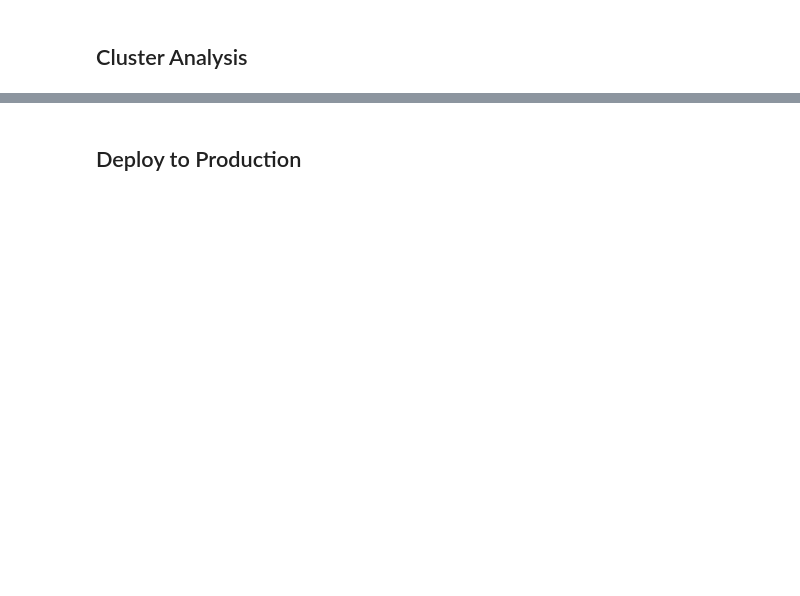
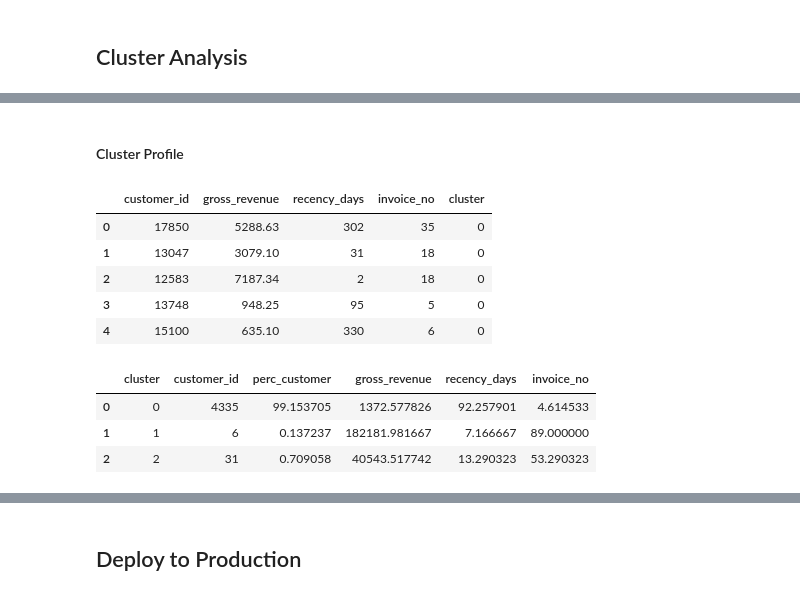
Before and after one commit to juanzimmer/customer_cluster, a Jupyter notebook: dataset.ipynb, the cells around one changed output, grey strips where cells are left out. Drawn from its saved outputs; the diff is of its cells as text; code cells hidden in the pictures; blank space fills up the shorter version.

```diff
--- a/dataset.ipynb
+++ b/dataset.ipynb
@@ -465,0 +510,34 @@ kmeans.show()
+# %% [markdown]
+#### Cluster Profile
+# %%
+df9.head()
+# %% [output]
+|  | customer_id | gross_revenue | recency_days | invoice_no | cluster |
+| 0 | 17850 | 5288.63 | 302 | 35 | 0 |
+| 1 | 13047 | 3079.10 | 31 | 18 | 0 |
+| 2 | 12583 | 7187.34 | 2 | 18 | 0 |
+| 3 | 13748 | 948.25 | 95 | 5 | 0 |
+| 4 | 15100 | 635.10 | 330 | 6 | 0 |
+# %%
+#number customer
+df_cluster = df9[['customer_id', 'cluster']].groupby('cluster').count().reset_index()
+df_cluster['perc_customer'] = 100*(df_cluster['customer_id'] / df_cluster['customer_id'].sum())
+
+#avg gross revenue (media do faturamento)
+df_avg_gross_revenue = df9[['gross_revenue', 'cluster']].groupby('cluster').mean().reset_index()
+df_cluster = pd.merge(df_cluster, df_avg_gross_revenue, how='inner', on='cluster')                  # bom para reportar p/ empresa (n_cluster, qtd_user, %_da_base, media_gasto)
+
+#avg recency days (media da data da ultima compra)
+df_avg_recency_days = df9[['recency_days', 'cluster']].groupby('cluster').mean().reset_index()
+df_cluster = pd.merge(df_cluster, df_avg_recency_days, how='inner', on='cluster')
+
+#avg invoice_no (faturamento)
+df_avg_invoice_no = df9[['invoice_no', 'cluster']].groupby('cluster').mean().reset_index()
+df_cluster = pd.merge(df_cluster, df_avg_invoice_no, how='inner', on='cluster')
+
+df_cluster
+# %% [output]
+|  | cluster | customer_id | perc_customer | gross_revenue | recency_days | invoice_no |
+| 0 | 0 | 4335 | 99.153705 | 1372.577826 | 92.257901 | 4.614533 |
+| 1 | 1 | 6 | 0.137237 | 182181.981667 | 7.166667 | 89.000000 |
+| 2 | 2 | 31 | 0.709058 | 40543.517742 | 13.290323 | 53.290323 |
```
Also changed, not shown: parts of 21 cells of this notebook.
